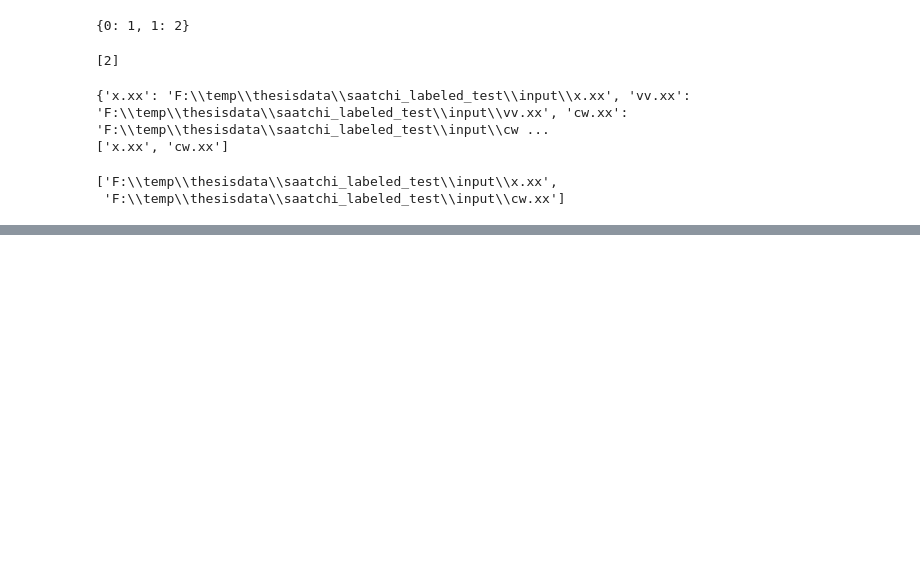
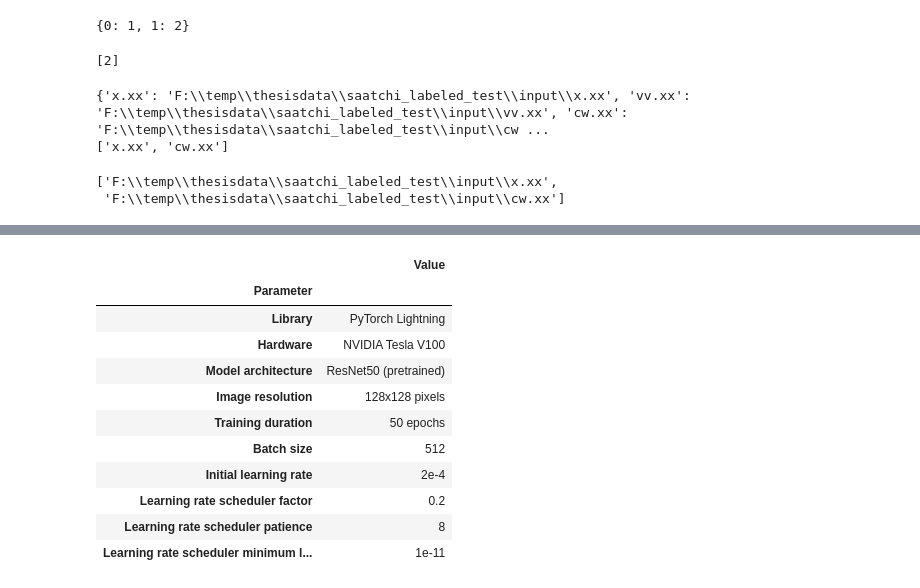
Before and after one commit to Guthman/Thesis_cur-AI-tor, a Jupyter notebook: notebooks/scratchpad2.ipynb, the cells around one changed output, grey strips where cells are left out. Cells and saved outputs as stored; diff of their text form; code cells hidden in the pictures; blank space fills up the shorter version.

```diff
--- a/notebooks/scratchpad2.ipynb
+++ b/notebooks/scratchpad2.ipynb
@@ -403,0 +481,18 @@ filelist
+# %%
+import pandas as pd
+df =  pd.read_excel(r'F:\temp\thesisdata\curaitor_training_params.xlsx')
+df.set_index('Parameter', inplace=True)
+df.head(10)
+# %% [output]
+|  | Value |
+| Parameter |  |
+| Library | PyTorch Lightning |
+| Hardware | NVIDIA Tesla V100 |
+| Model architecture | ResNet50 (pretrained) |
+| Image resolution | 128x128 pixels |
+| Training duration | 50 epochs |
+| Batch size | 512 |
+| Initial learning rate | 2e-4 |
+| Learning rate scheduler factor | 0.2 |
+| Learning rate scheduler patience | 8 |
+| Learning rate scheduler minimum l... | 1e-11 |
```
Also changed, not shown: parts of 19 cells of this notebook, 9 other files.
